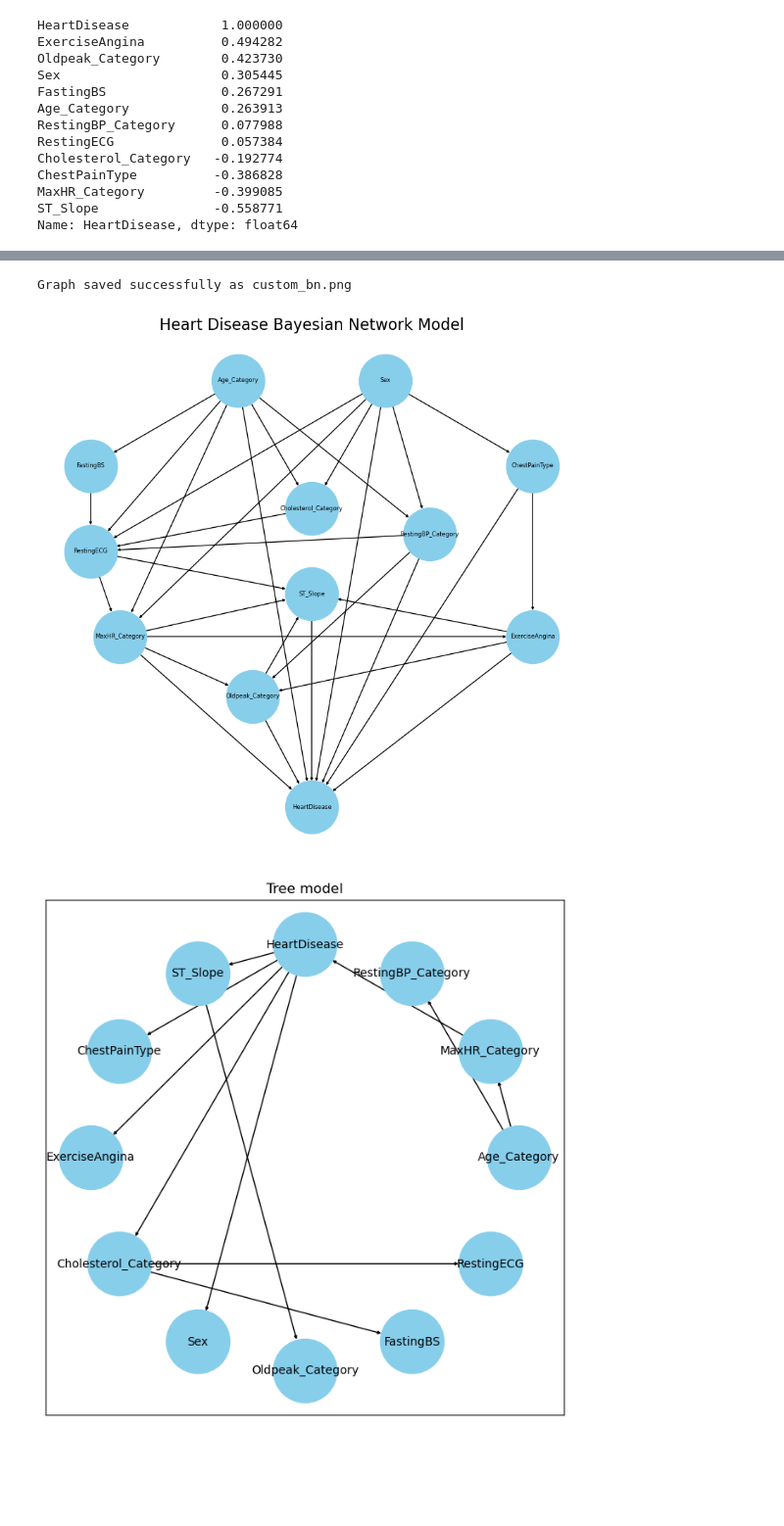
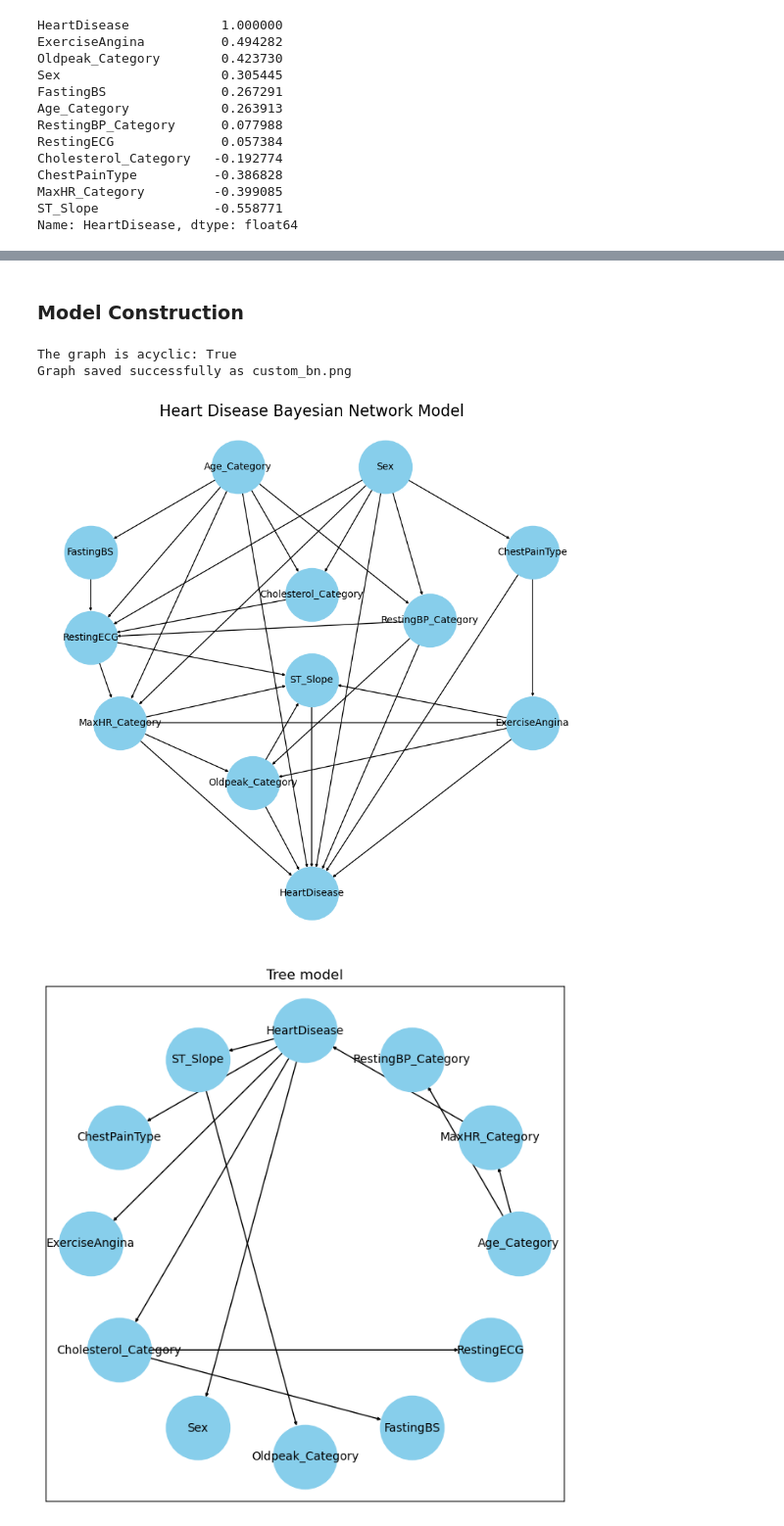
Before and after one commit to maurodore/heart_failure_prediction_bayesian_reasoning, a Jupyter notebook: src/main.ipynb, the cells around one changed output, grey strips where cells are left out. Shown at 98% size. Drawn from its saved outputs; the diff is of its cells as text; code cells hidden in the pictures; blank space fills up the shorter version.

Commit message:
model, readme and notebook small fix

```diff
--- a/src/main.ipynb
+++ b/src/main.ipynb
@@ -214,5 +240,9 @@ plt.show()
+# %% [markdown]
+### Model Construction
 # %%
-# Define the Bayesian Network structure (same as before)
+# Define the "Custom" Bayesian Network structure
+
+
 heart_disease_model = BayesianNetwork([
     ('Age_Category', 'RestingBP_Category'), ('Age_Category', 'Cholesterol_Category'), ('Age_Category', 'MaxHR_Category'),
     ('Age_Category', 'RestingECG'), ('Age_Category', 'FastingBS'), ('Age_Category', 'HeartDisease'),
@@ -230,37 +260,42 @@ heart_disease_model = BayesianNetwork([
 
 pos = {'Age_Category': [0.75, -0.5], 'Sex': [1.25, -0.5],
        'FastingBS': [0.25, -1.], 'Cholesterol_Category': [1., -1.25], 'ChestPainType': [1.75,  -1],
        'RestingBP_Category': [1.40, -1.40], 'RestingECG': [0.25, -1.5],
        'MaxHR_Category': [0.35,  -2],
        'ExerciseAngina': [1.75, -2], 'Oldpeak_Category': [0.80, -2.35], 'ST_Slope': [1.,  -1.75],
        'HeartDisease': [1, -3]}
 
+is_acyclic = nx.is_directed_acyclic_graph(heart_disease_model)
+print(f"The graph is acyclic: {is_acyclic}")
+
 # --- Visualization ---
 # Create a figure and axes for the plot
 fig, ax = plt.subplots(1, 1, figsize=(8, 8))
 
 # Draw the network graph using a different layout
 try:
     #pos = nx.kamada_kawai_layout(heart_disease_model)
     #pos = nx.circular_layout(heart_disease_model)
     #pos = nx.shell_layout(heart_disease_model)
     nx.draw_networkx(heart_disease_model, pos=pos, ax=ax, node_size=3000,
-                     node_color='skyblue', font_size=6, arrows=True, arrowsize=5)
+                     node_color='skyblue', font_size=10, arrows=True, arrowsize=5)
 
     # Set the title and save the figure
     ax.set_title('Heart Disease Bayesian Network Model', fontsize=16)
     plt.axis('off') # Turn off the axis box
     fig.tight_layout() # Adjust layout
-    fig.savefig('custom_bn.png') # Saves the plot as a PNG file
+    plt.savefig(f"{project_cwd}/out/custom_bn.png")
+
     print("Graph saved successfully as custom_bn.png")
-    # plt.show() # Uncomment to display if in an interactive environment
+    plt.show() # Uncomment to display if in an interactive environment
 
 except Exception as e:
     print(f"An error occurred during graph layout or drawing: {e}")
     print("Consider trying a different layout algorithm or simplifying the graph if the issue persists.")
 # %% [output]
+The graph is acyclic: True
 Graph saved successfully as custom_bn.png
-[figure, old version]
+[figure, new version]
 # %%
 ts = TreeSearch(data=data, root_node='Age_Category' ) # Age_Category - Sex
 tree_model = ts.estimate(show_progress=False)
```
Also changed, not shown: parts of 22 cells of this notebook, 8 other files.
